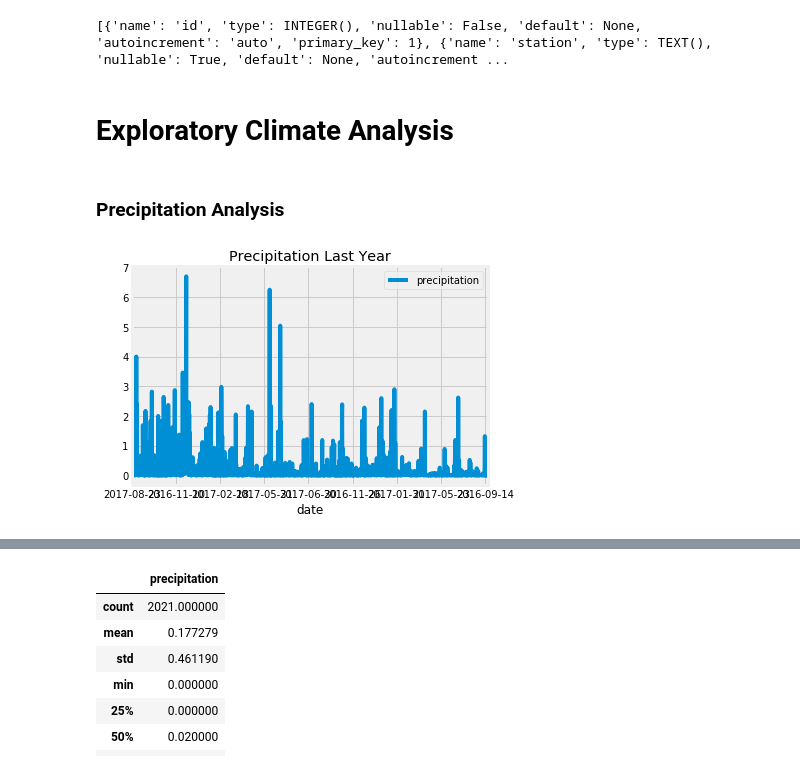
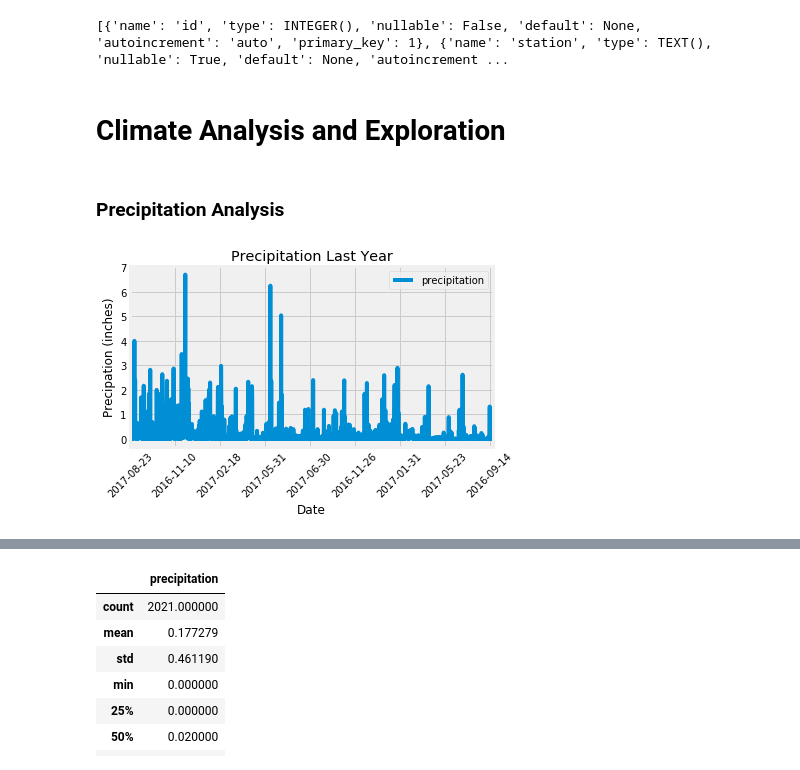
Before and after one commit to jazminhicks/SQLAlchemy-Climate-Analysis, a Jupyter notebook: climate.ipynb, the cells around one changed output, grey strips where cells are left out. Saved outputs shown, nothing was run; the diff lists cells and outputs as text; code cells hidden in the pictures.

```diff
--- a/climate.ipynb
+++ b/climate.ipynb
@@ -44,45 +44,53 @@ print(columns)
 # Create our session (link) from Python to the DB
 session = Session(engine)
 # %% [markdown]
-# Exploratory Climate Analysis
+# Climate Analysis and Exploration
 # %% [markdown]
 ### Precipitation Analysis
 # %%
-# Design a query to retrieve the last 12 months of precipitation data and plot the results ( april 2016)
+# Design a query to retrieve the last 12 months of precipitation data and plot the results
 # Calculate the date 1 year ago from the last data point in the database
-last_date = session.query(Measurement).order_by(Measurement.date.desc()).first()
 
-last_date_formatted = datetime.strptime(last_date.date, '%Y-%m-%d')
+last_date = session.query(Measurement).order_by(Measurement.date.desc()).first() # find last date in database
 
-year_ago = last_date_formatted - dt.timedelta(days=365)
+last_date_formatted = datetime.strptime(last_date.date, '%Y-%m-%d') # reformatt date for calucations
 
-year_ago_str = datetime.strftime(year_ago, '%Y-%m-%d')
+year_ago = last_date_formatted - dt.timedelta(days=365) # substract a year from the date
+
+year_ago_str = datetime.strftime(year_ago, '%Y-%m-%d') # format the new date a string
 
 
 
 # Perform a query to retrieve the data and precipitation scores
 scores = session.query(Measurement.date, Measurement.prcp).\
     filter(Measurement.date >= year_ago_str).all()
 
 
+# organize queried results into a list
 score_date = [score.date for score in scores]
 score_prcp = [score.prcp for score in scores]
 
 
 # Save the query results as a Pandas DataFrame and set the index to the date column
 df = pd.DataFrame(scores, columns = ['date', 'precipitation'])
 df.set_index('date', inplace = True)
 df.head()
 
 
 # Sort the dataframe by date and drop null values
 df.dropna(inplace = True)
 df.sort_values(by = 'date')
 
 
 # Use Pandas Plotting with Matplotlib to plot the data
 df.iloc[::-1].plot(title = "Precipitation Last Year")
+
+plt.ylabel('Precipation (inches)')
+plt.xlabel('Date')
+plt.xticks(rotation = 45)
+
 plt.tight_layout()
+
 plt.show()
 # %% [output]
-[figure, old version]
+[figure, new version]
```
Also changed, not shown: parts of 19 cells of this notebook, 1 other file.
